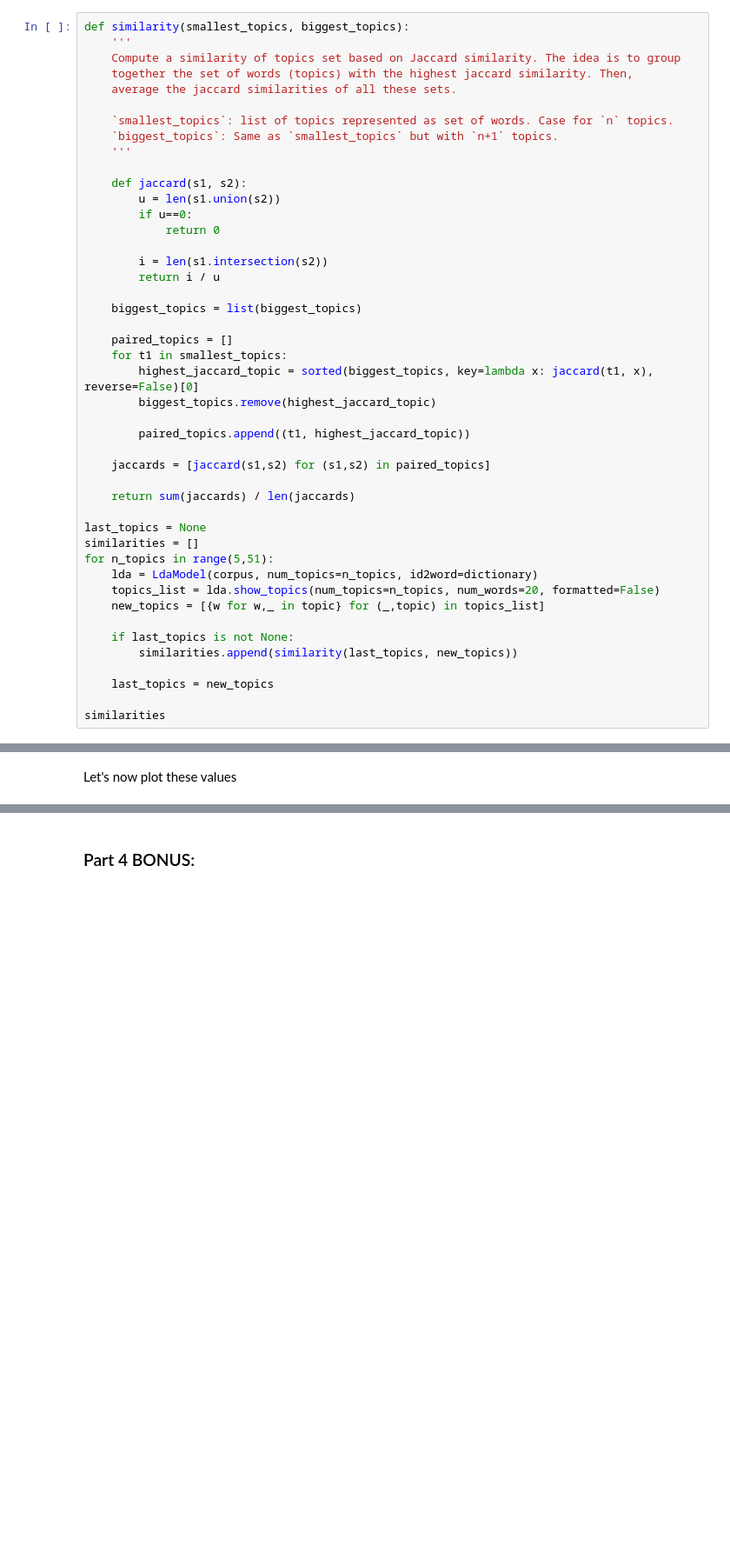
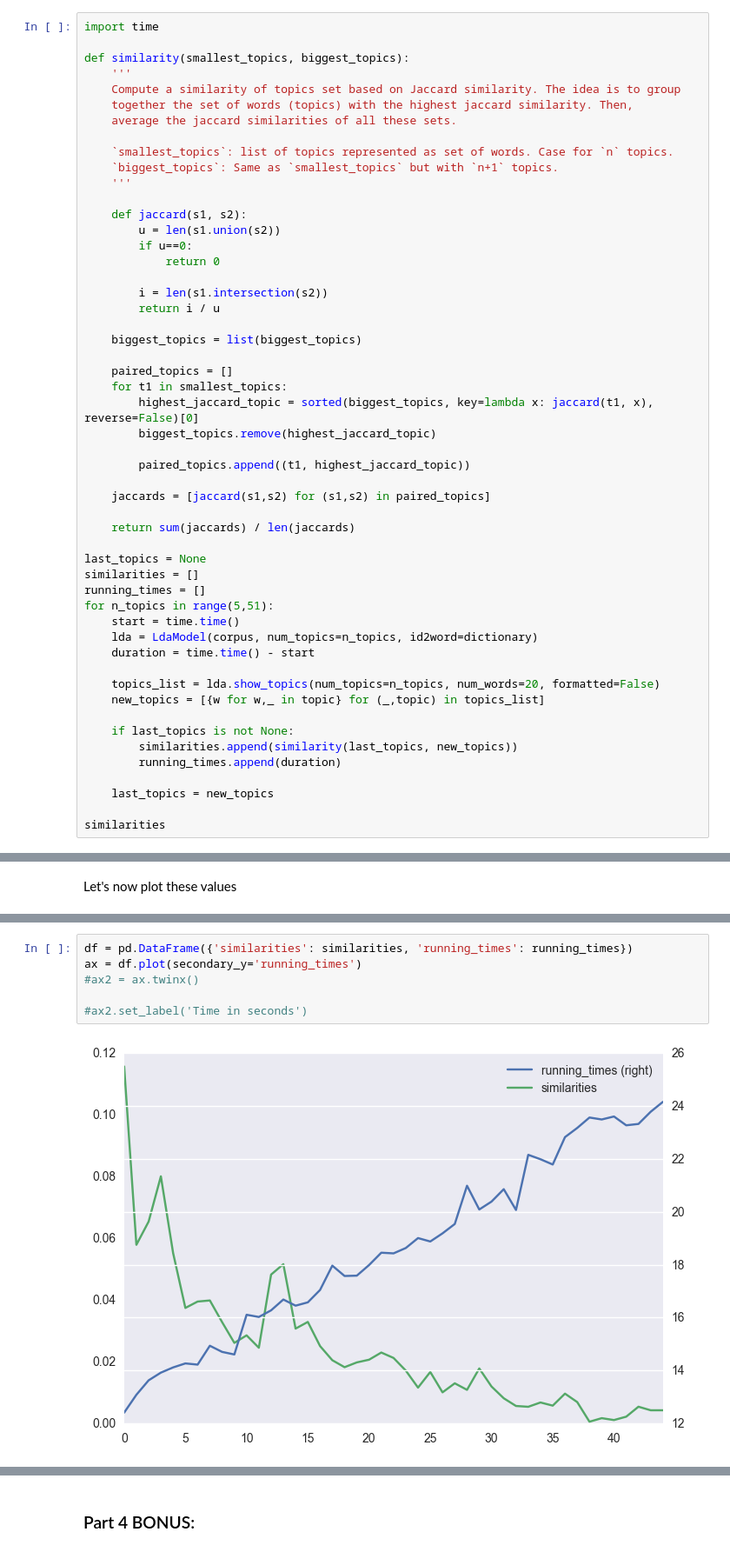
Before and after one commit to fdevillard/ada-homeworks, a Jupyter notebook: 05 - Taming Text/HW5.ipynb, the cells around one changed output, grey strips where cells are left out. Shown at 87% size. Saved outputs shown, nothing was run; the diff lists cells and outputs as text; blank space fills up the shorter version.

```diff
--- a/05 - Taming Text/HW5.ipynb
+++ b/05 - Taming Text/HW5.ipynb
@@ -231,6 +208,8 @@ By iterating over different `N_TOPICS` values, it appears that 15 seems to be a
 # %% [markdown]
 Let constructs a new metric between a `n` topics discovery and a `n+1` topic discovery. First, we find the $n$ sets that have the higher jaccard similarity pairwise. Then take the average of all the paired jaccard similarities.
 # %%
+import time
+
 def similarity(smallest_topics, biggest_topics):
     '''
     Compute a similarity of topics set based on Jaccard similarity. The idea is to group
@@ -264,13 +243,18 @@ def similarity(smallest_topics, biggest_topics):
 
 last_topics = None
 similarities = []
+running_times = []
 for n_topics in range(5,51):
+    start = time.time()
     lda = LdaModel(corpus, num_topics=n_topics, id2word=dictionary)
+    duration = time.time() - start
+
     topics_list = lda.show_topics(num_topics=n_topics, num_words=20, formatted=False)
     new_topics = [{w for w,_ in topic} for (_,topic) in topics_list]
 
     if last_topics is not None:
         similarities.append(similarity(last_topics, new_topics))
+        running_times.append(duration)
 
     last_topics = new_topics
 
@@ -303,0 +282,8 @@ similarities_serie.plot()
+# %%
+df = pd.DataFrame({'similarities': similarities, 'running_times': running_times})
+ax = df.plot(secondary_y='running_times')
+#ax2 = ax.twinx()
+
+#ax2.set_label('Time in seconds')
+# %% [output]
+[figure, added]
```
Also changed, not shown: parts of 9 cells of this notebook.
